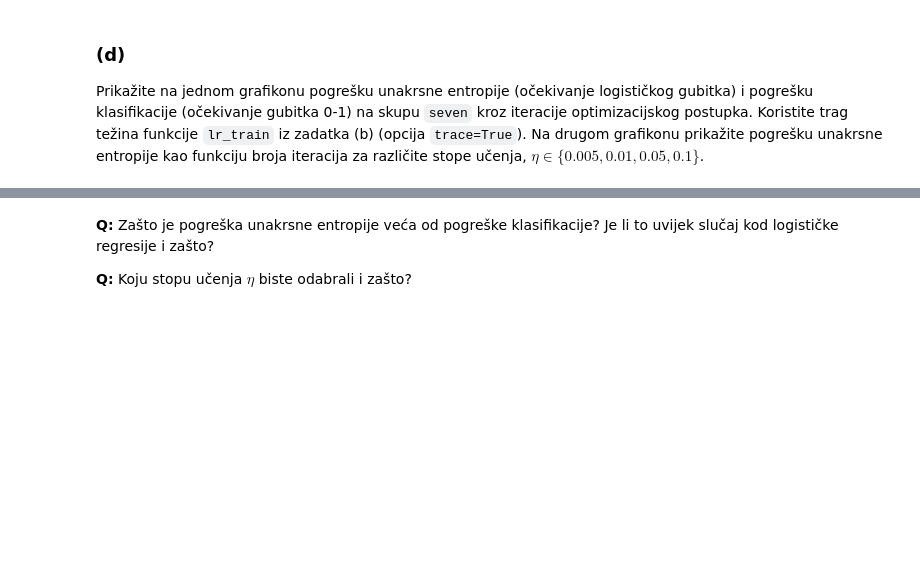
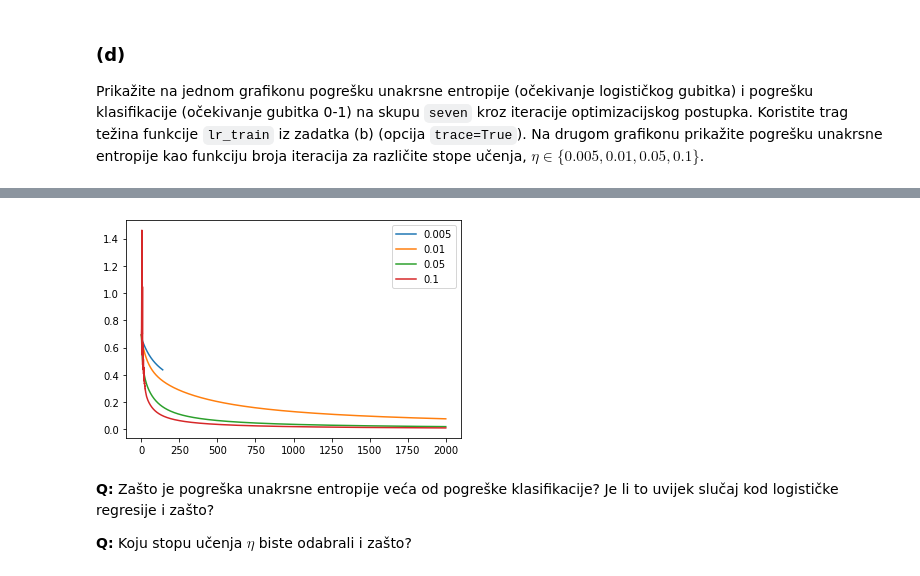
Before and after one commit to sskender/machine-learning-1, a Jupyter notebook: SU1-2021-06-07-LR.ipynb, the cells around one changed output, grey strips where cells are left out. Drawn from its saved outputs; the diff is of its cells as text; code cells hidden in the pictures; blank space fills up the shorter version.

```diff
--- a/SU1-2021-06-07-LR.ipynb
+++ b/SU1-2021-06-07-LR.ipynb
@@ -200,3 +239,25 @@ from sklearn.metrics import zero_one_loss
+# %%
+assert(seven_X1.shape == (7, 3))
+
+eta_list = [0.005, 0.01, 0.05, 0.1]
+for eta in eta_list:
+    w_list, w_iterations_list = lr_train(seven_X, seven_y, eta=eta, trace=True)
+
+    # calculate cross entropy error
+    E_cross_list = list()
+    for w_iteration in w_iterations_list:
+        E_cross = cross_entropy_error(seven_X1, seven_y, w_iteration)
+        E_cross_list.append(E_cross)
+
+    # add to chart
+    X_os = np.linspace(0, len(w_iterations_list), len(w_iterations_list))
+    plt.plot(X_os, E_cross_list)
+
+# show chart
+plt.legend(eta_list, loc="best")
+plt.show()
+# %% [output]
+[figure, added]
 # %% [markdown]
 
 **Q:** Zašto je pogreška unakrsne entropije veća od pogreške klasifikacije? Je li to uvijek slučaj kod logističke regresije i zašto?
```
Also changed, not shown: parts of 10 cells of this notebook.
